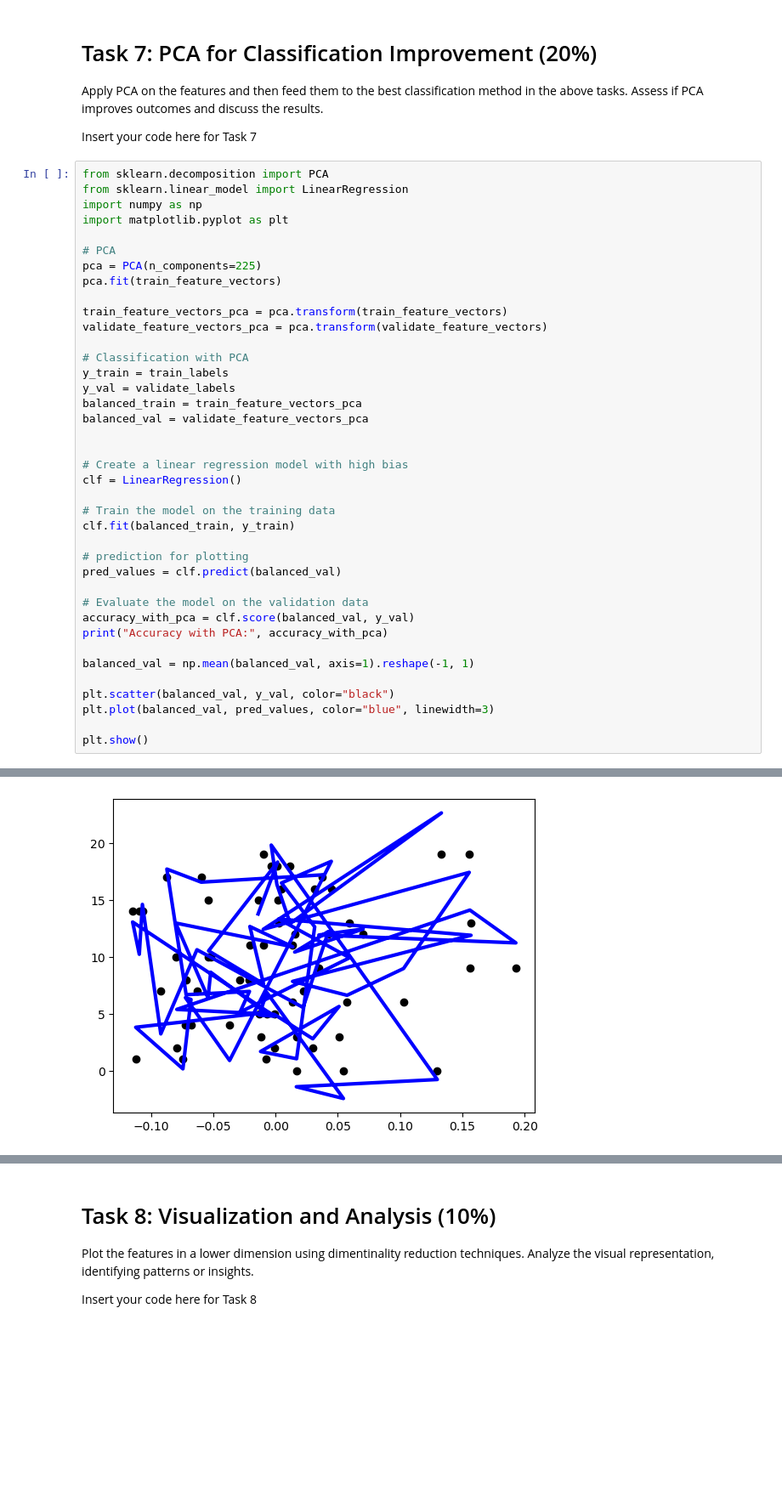
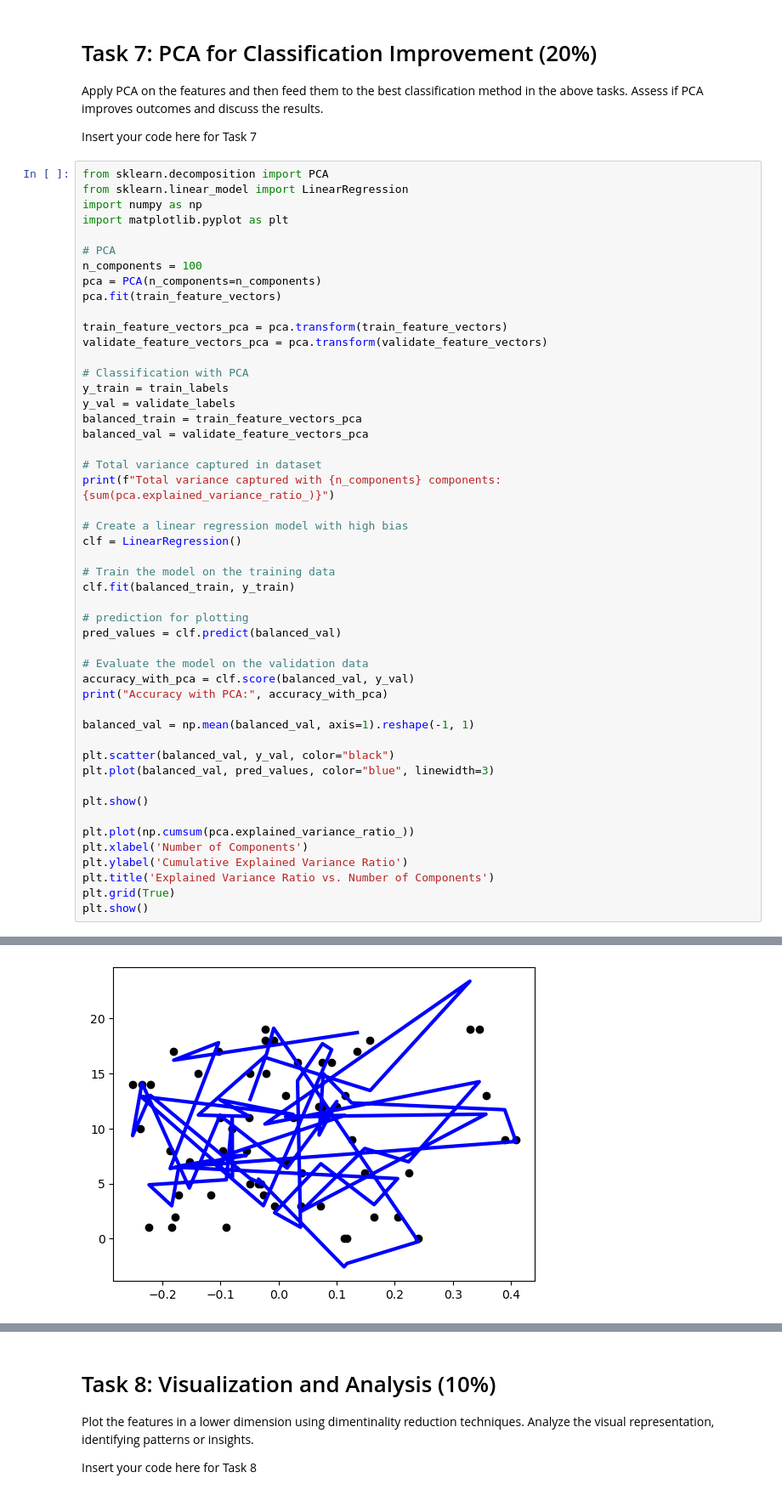
Before and after one commit to coopercole/syde522_assign1, a Jupyter notebook: Assignment1.ipynb, the cells around one changed output, grey strips where cells are left out. Shown: that part at 85% size. Saved outputs shown, nothing was run; the diff lists cells and outputs as text; blank space fills up the shorter version.

```diff
--- a/Assignment1.ipynb
+++ b/Assignment1.ipynb
@@ -384,7 +384,8 @@ import numpy as np
 import matplotlib.pyplot as plt
 
 # PCA
-pca = PCA(n_components=225)
+n_components = 100
+pca = PCA(n_components=n_components)
 pca.fit(train_feature_vectors)
 
 train_feature_vectors_pca = pca.transform(train_feature_vectors)
@@ -396,6 +397,8 @@ y_val = validate_labels
 balanced_train = train_feature_vectors_pca
 balanced_val = validate_feature_vectors_pca
 
+# Total variance captured in dataset
+print(f"Total variance captured with {n_components} components: {sum(pca.explained_variance_ratio_)}")
 
 # Create a linear regression model with high bias
 clf = LinearRegression()
@@ -416,4 +419,11 @@ plt.scatter(balanced_val, y_val, color="black")
 plt.plot(balanced_val, pred_values, color="blue", linewidth=3)
 
 plt.show()
+
+plt.plot(np.cumsum(pca.explained_variance_ratio_))
+plt.xlabel('Number of Components')
+plt.ylabel('Cumulative Explained Variance Ratio')
+plt.title('Explained Variance Ratio vs. Number of Components')
+plt.grid(True)
+plt.show()
 # %% [output]
@@ -421 +432 @@ Accuracy with PCA: 0.8033933904537779
-[figure, old version]
+[figure, new version]
```
Also changed, not shown: parts of 2 cells of this notebook.
